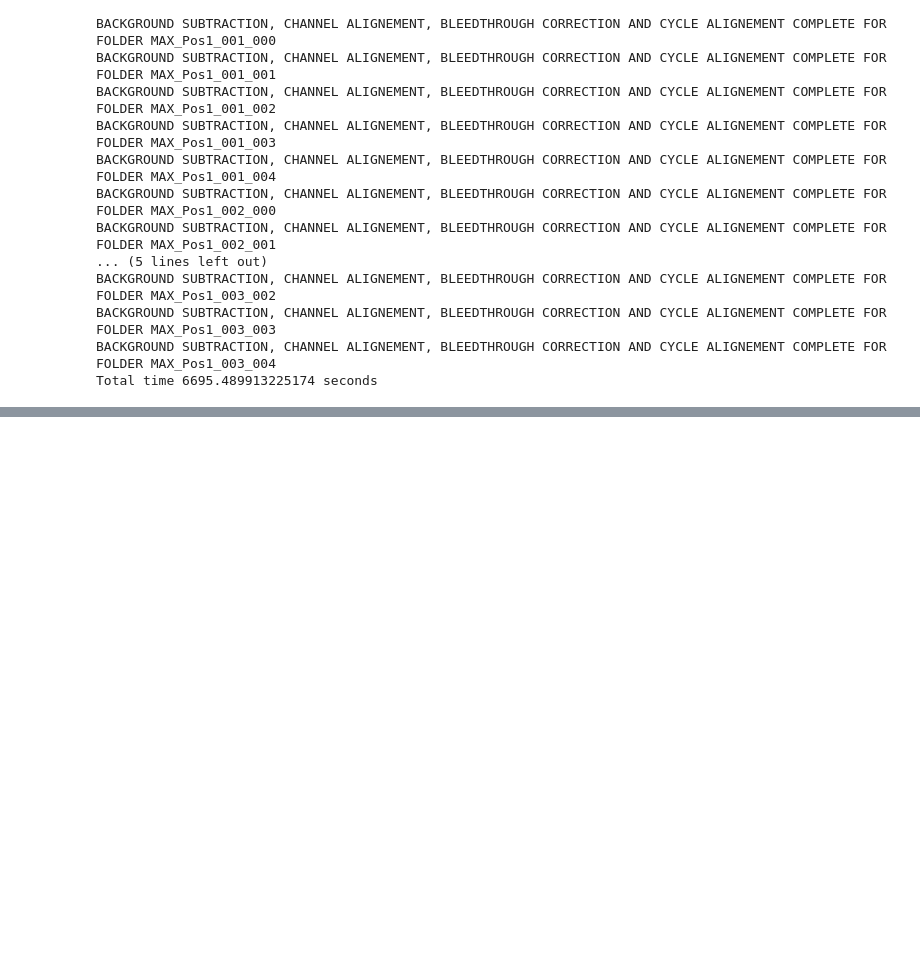
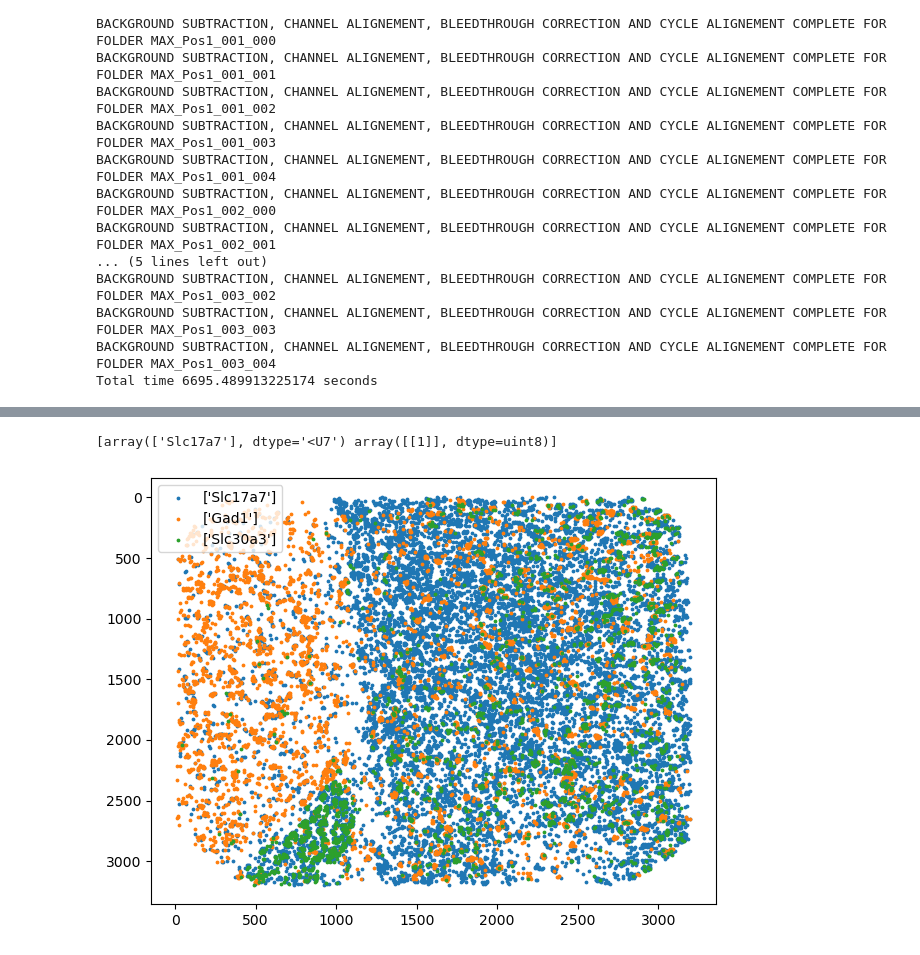
Before and after one commit to ZadorLaboratory/barseq-processing, a Jupyter notebook: attic/goswami/barseq_v1_testbench.ipynb, the cells around one changed output, grey strips where cells are left out. Cells and saved outputs as stored; diff of their text form; code cells hidden in the pictures; blank space fills up the shorter version.

```diff
--- a/attic/goswami/barseq_v1_testbench.ipynb
+++ b/attic/goswami/barseq_v1_testbench.ipynb
@@ -144,6 +150,10 @@ plt.tight_layout()
 #HYB FINAL LAYER-----------------develop
 pthb='/mnt/d/allen_data/test_dataset_bc_726126/'
 folders,_,_,_=get_folders(pthb)
+cycle_name='n2vhyb'
+config_pth='/mnt/c/Users/goswami/Documents/MATLAB/barseq-matlab-allen-main (1)/barseq-matlab-allen-main/config/'
+chshift_hyb_filename='chshift20x-hyb-20220218.mat'
+chprofile_hyb_filename='chprofilehyb_allen.mat'
 for i in range(len(folders)):
     pthl=os.path.join(pthb,'processed',folders[i])
     [shutil.move(f1,os.path.join(pth,'original/'+f1.split('/')[-1])) for f1 in glob.glob(os.path.join(pth,cycle_name+'*.tif'))]
@@ -180,0 +259,18 @@ print(f'Total time for {len(folders)} is {tn-t0} secs')
+# %%
+# check hyb call
+fov=9
+codebook_hyb_name='codebookhyb.mat'
+config_pth='/mnt/c/Users/goswami/Documents/MATLAB/barseq-matlab-allen-main (1)/barseq-matlab-allen-main/config/'
+pth='/mnt/d/allen_data/test_dataset_bc_726126/'
+codebook_hyb_path=os.path.join(config_pth,codebook_hyb_name)
+codebook_hyb=scipy.io.loadmat(codebook_hyb_path)['codebookhyb']
+print(codebook_hyb[0])
+fg,ax=plt.subplots()
+for i in range(len(L['lroi_x'][fov])):
+    ax.scatter(L['lroi_y'][fov][i], L['lroi_x'][fov][i],s=3)#,c=col[i])
+    ax.invert_yaxis()
+plt.legend([codebook_hyb[0][0],codebook_hyb[1][0],codebook_hyb[2][0]])
+plt.tight_layout()
+# %% [output]
+[array(['Slc17a7'], dtype='<U7') array([[1]], dtype=uint8)]
+[figure, added]
```
Also changed, not shown: parts of 16 cells of this notebook.
